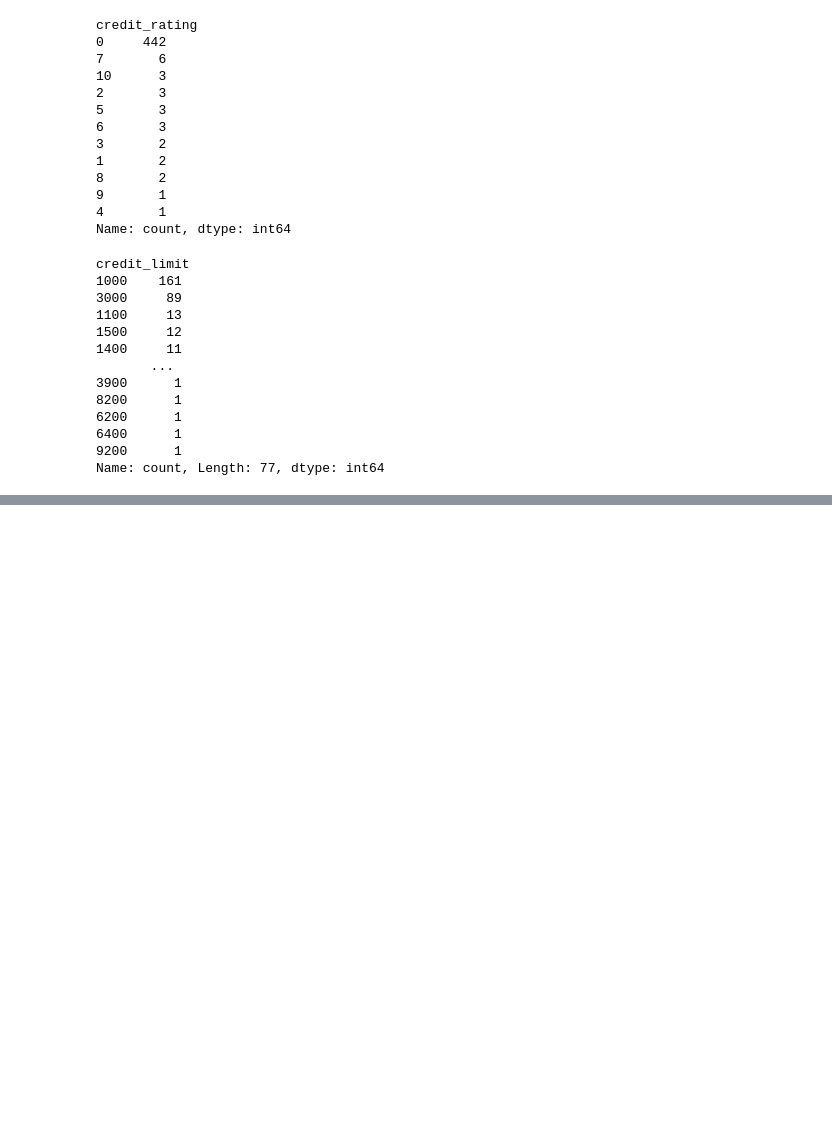
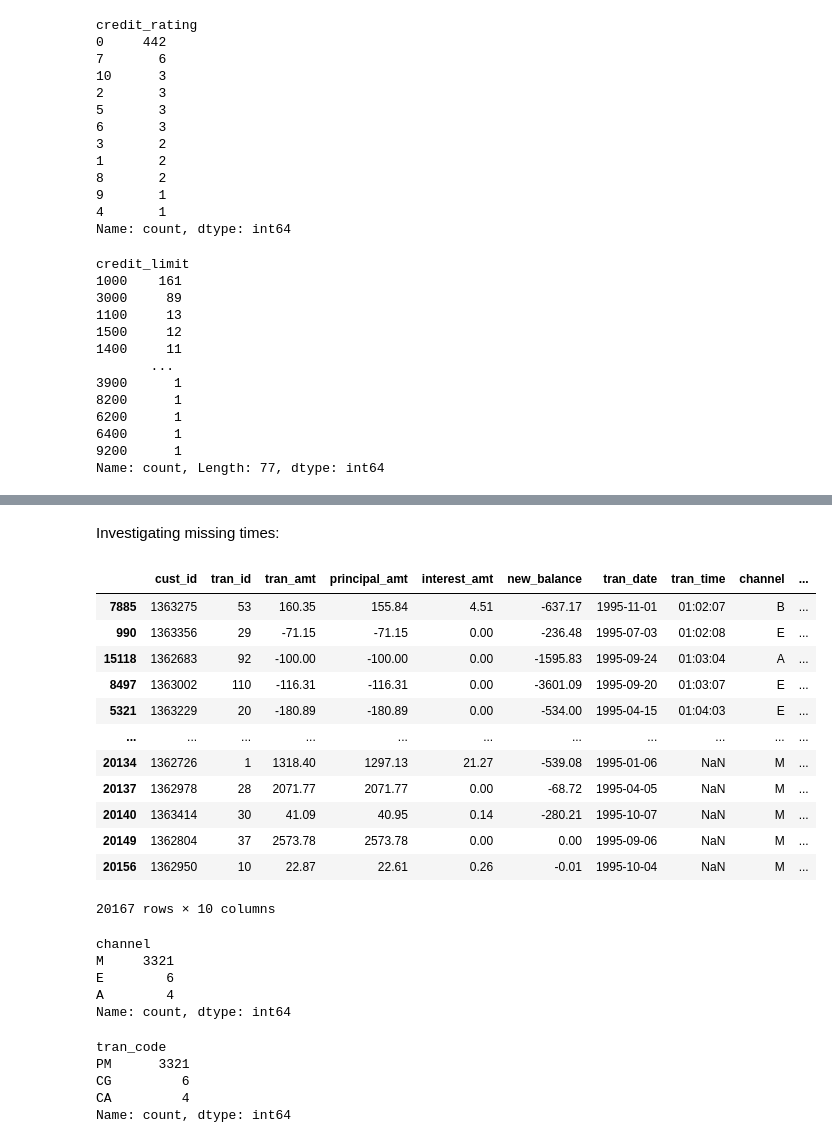
Before and after one commit to btmarsh6/mini-project-III, a Jupyter notebook: Ben_notebook.ipynb, the cells around one changed output, grey strips where cells are left out. Saved outputs shown, nothing was run; the diff lists cells and outputs as text; code cells hidden in the pictures; blank space fills up the shorter version.

Commit message:
cleaned and exported credit_tran.csv

```diff
--- a/Ben_notebook.ipynb
+++ b/Ben_notebook.ipynb
@@ -511,0 +514,3 @@ credit_acct_df.to_csv('clean_data/credit_acct_df.csv', index=False)
+# %%
+credit_tran_df = pd.read_csv('data/twm_credit_tran.csv', sep=';')
+credit_tran_df.head()
@@ -511,0 +564,5 @@ credit_acct_df.to_csv('clean_data/credit_acct_df.csv', index=False)
+# %%
+# convert dates and times
+credit_tran_df['tran_date']= pd.to_datetime(credit_tran_df['tran_date'], format='%d.%m.%Y')
+credit_tran_df['tran_time']= pd.to_datetime(credit_tran_df['tran_time'], format='%H%M%S', errors='coerce').dt.time
+credit_tran_df.head()
@@ -511,0 +576,34 @@ credit_acct_df.to_csv('clean_data/credit_acct_df.csv', index=False)
+# %% [markdown]
+Investigating missing times:
+# %%
+credit_tran_df.sort_values(by='tran_time')
+# %% [output]
+|  | cust_id | tran_id | tran_amt | principal_amt | interest_amt | new_balance | tran_date | tran_time | channel | ... |
+| 7885 | 1363275 | 53 | 160.35 | 155.84 | 4.51 | -637.17 | 1995-11-01 | 01:02:07 | B | ... |
+| 990 | 1363356 | 29 | -71.15 | -71.15 | 0.00 | -236.48 | 1995-07-03 | 01:02:08 | E | ... |
+| 15118 | 1362683 | 92 | -100.00 | -100.00 | 0.00 | -1595.83 | 1995-09-24 | 01:03:04 | A | ... |
+| 8497 | 1363002 | 110 | -116.31 | -116.31 | 0.00 | -3601.09 | 1995-09-20 | 01:03:07 | E | ... |
+| 5321 | 1363229 | 20 | -180.89 | -180.89 | 0.00 | -534.00 | 1995-04-15 | 01:04:03 | E | ... |
+| ... | ... | ... | ... | ... | ... | ... | ... | ... | ... | ... |
+| 20134 | 1362726 | 1 | 1318.40 | 1297.13 | 21.27 | -539.08 | 1995-01-06 | NaN | M | ... |
+| 20137 | 1362978 | 28 | 2071.77 | 2071.77 | 0.00 | -68.72 | 1995-04-05 | NaN | M | ... |
+| 20140 | 1363414 | 30 | 41.09 | 40.95 | 0.14 | -280.21 | 1995-10-07 | NaN | M | ... |
+| 20149 | 1362804 | 37 | 2573.78 | 2573.78 | 0.00 | 0.00 | 1995-09-06 | NaN | M | ... |
+| 20156 | 1362950 | 10 | 22.87 | 22.61 | 0.26 | -0.01 | 1995-10-04 | NaN | M | ... |
+20167 rows × 10 columns
+# %%
+credit_tran_df[credit_tran_df['tran_time'].isna()]['channel'].value_counts()
+# %% [output]
+channel
+M     3321
+E        6
+A        4
+Name: count, dtype: int64
+# %%
+credit_tran_df[credit_tran_df['tran_time'].isna()]['tran_code'].value_counts()
+# %% [output]
+tran_code
+PM      3321
+CG         6
+CA         4
+Name: count, dtype: int64
```
Also changed, not shown: parts of 13 cells of this notebook, 1 other file.
